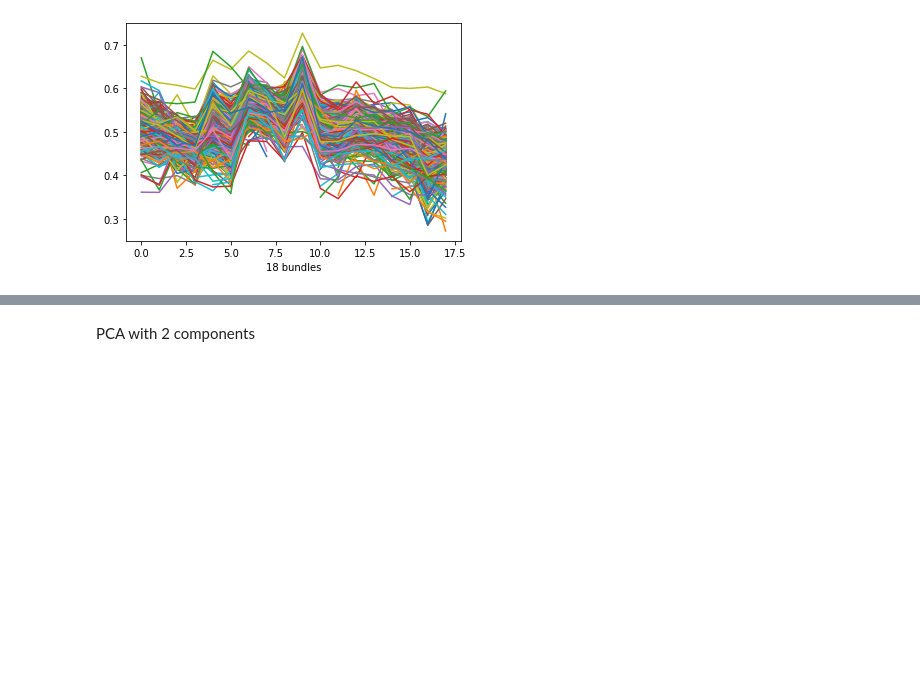
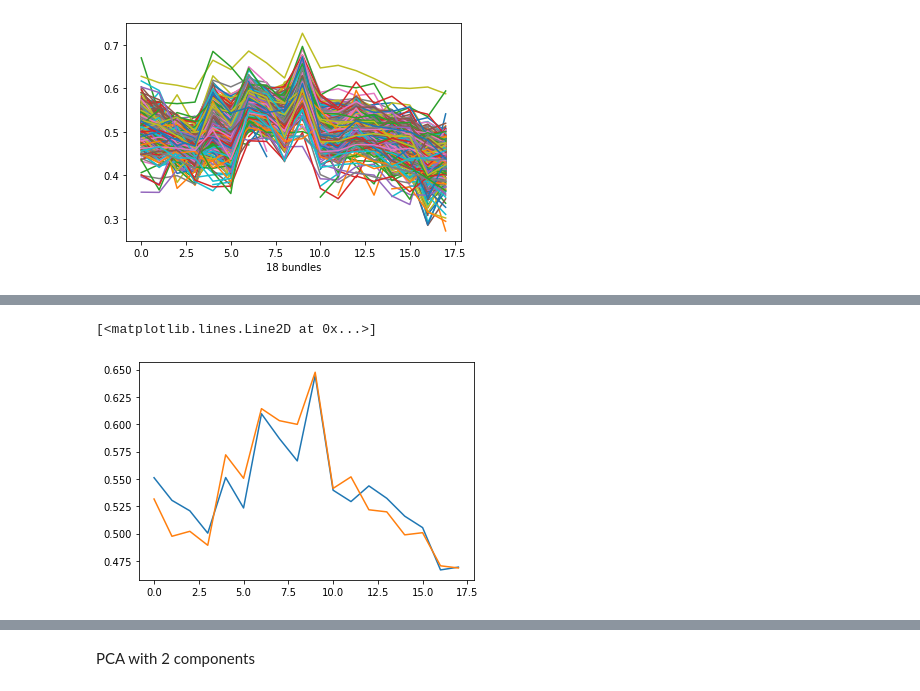
Before and after one commit to arokem/unsupervised_tractometry, a Jupyter notebook: 2021-04-23-afqinsight.ipynb, the cells around one changed output, grey strips where cells are left out. Cells and saved outputs as stored; diff of their text form; code cells hidden in the pictures; blank space fills up the shorter version.

```diff
--- a/2021-04-23-afqinsight.ipynb
+++ b/2021-04-23-afqinsight.ipynb
@@ -133,0 +110,7 @@ plt.plot(H.T)
+# %%
+fig, ax = plt.subplots()
+ax.plot(W[0, :]@H)
+ax.plot(node_avg_imp[0, :])
+# %% [output]
+[<matplotlib.lines.Line2D at 0x...>]
+[figure, added]
```
Also changed, not shown: parts of 52 cells of this notebook, 5 other files.
